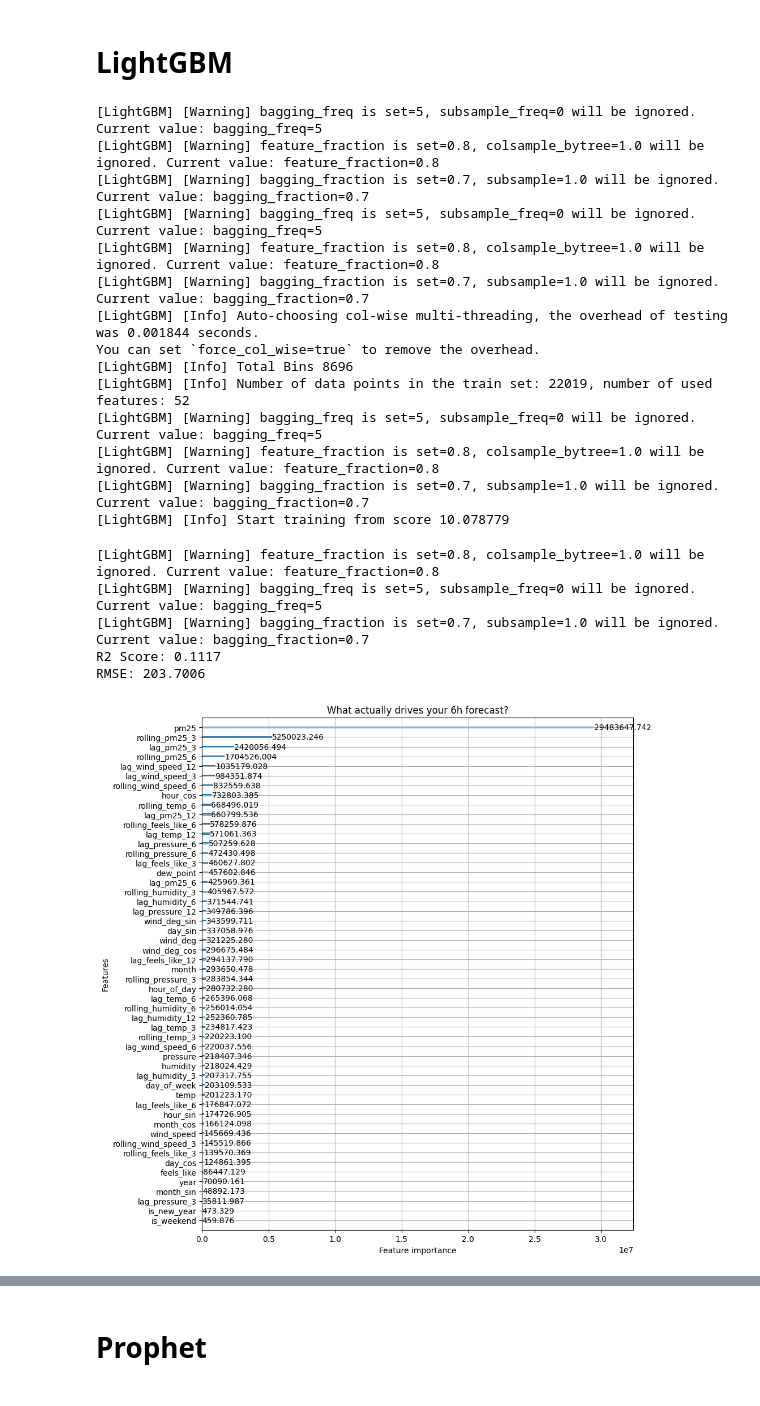
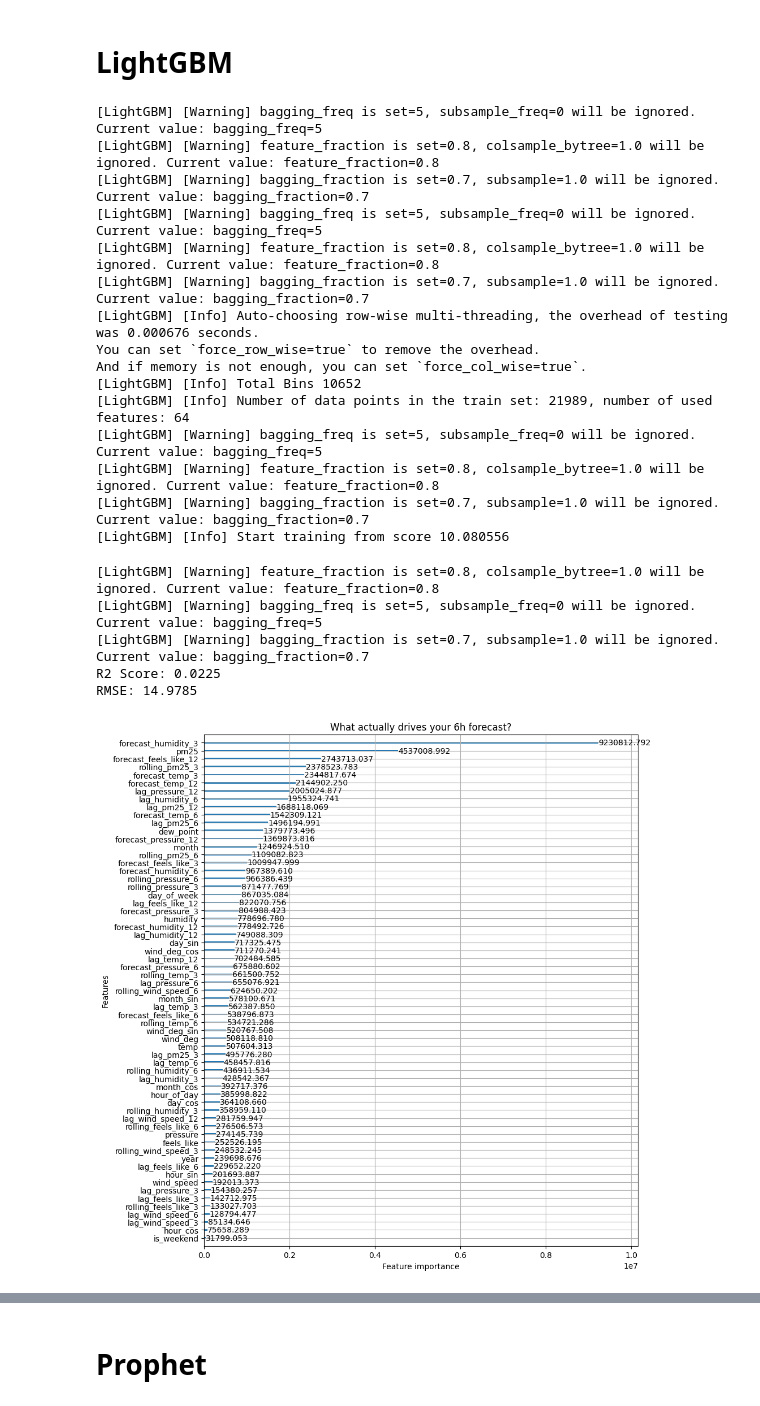
Before and after one commit to Lucamiras/air_quality_sensor, a Jupyter notebook: notebooks/model_building.ipynb, the cells around one changed output, grey strips where cells are left out. Saved outputs shown, nothing was run; the diff lists cells and outputs as text; code cells hidden in the pictures.

Commit message:
Update: Model building includes weather forecasts for 3, 6, 12 and 24 hours

```diff
--- a/notebooks/model_building.ipynb
+++ b/notebooks/model_building.ipynb
@@ -75,7 +76,7 @@ Index(['pm25', 'timestamp', 'temp', 'feels_like', 'pressure', 'humidity',
 # %%
 target = 'pm25'
 targets = ["pm25", "temp", "feels_like", "pressure", "humidity", "wind_speed"]
-lag_periods = [3, 6, 12]
+lag_periods = [3, 6, 12, 24]
 rolling_window = [3, 6]
 # %%
 for targ in targets:
@@ -87,3 +88,10 @@ for targ in targets:
 
 df['wind_deg_sin'] = np.sin(2 * np.pi * df['wind_deg'] / 360)
 df['wind_deg_cos'] = np.cos(2 * np.pi * df['wind_deg'] / 360)
+# %%
+forecast_features = ['temp', 'feels_like', 'pressure', 'humidity']
+forecast_periods = [3, 6, 12, 24]
+
+for forecast_feature in forecast_features:
+    for period in forecast_periods:
+        df[f'forecast_{forecast_feature}_{str(period)}'] = df[forecast_feature].shift(periods=-1*period)
@@ -122,8 +181,33 @@ plt.show()
+# %%
+X_COLS = [
+    'pm25', 'temp', 'feels_like', 'pressure', 'humidity',
+       'dew_point', 'wind_speed', 'wind_deg', 'year', 'month', 'day_of_week',
+       'hour_of_day', 'is_weekend', 'hour_sin', 'hour_cos', 'month_sin',
+       'month_cos', 'day_sin', 'day_cos', 'is_new_year', 'rolling_pm25_3',
+       'rolling_pm25_6', 'lag_pm25_3', 'lag_pm25_6', 'lag_pm25_12',
+       'rolling_temp_3', 'rolling_temp_6', 'lag_temp_3', 'lag_temp_6',
+       'lag_temp_12', 'rolling_feels_like_3', 'rolling_feels_like_6',
+       'lag_feels_like_3', 'lag_feels_like_6', 'lag_feels_like_12',
+       'rolling_pressure_3', 'rolling_pressure_6', 'lag_pressure_3',
+       'lag_pressure_6', 'lag_pressure_12', 'rolling_humidity_3',
+       'rolling_humidity_6', 'lag_humidity_3', 'lag_humidity_6',
+       'lag_humidity_12', 'rolling_wind_speed_3', 'rolling_wind_speed_6',
+       'lag_wind_speed_3', 'lag_wind_speed_6', 'lag_wind_speed_12',
+       'wind_deg_sin', 'wind_deg_cos', 'forecast_temp_3', 'forecast_temp_6',
+       'forecast_temp_12', 'forecast_feels_like_3', 'forecast_feels_like_6',
+       'forecast_feels_like_12', 'forecast_pressure_3', 'forecast_pressure_6',
+       'forecast_pressure_12', 'forecast_humidity_3', 'forecast_humidity_6',
+       'forecast_humidity_12',
+]
+
+Y_COL = [
+    "target"
+]
 # %%
-X_train = train_df.drop(['timestamp', 'target'], axis=1)
+X_train = train_df.loc[:, X_COLS]
 y_train = train_df.loc[:, 'target']
 
-X_test = test_df.drop(['timestamp', 'target'], axis=1)
+X_test = test_df.loc[:, X_COLS]
 y_test = test_df.loc[:, 'target']
 
 train_timestamp = train_df.loc[:, 'timestamp']
@@ -230,7 +319,6 @@ At the end of this experiment, we observe the following:
 # LightGBM
 # %%
 import lightgbm as lgb
-from sklearn.metrics import mean_squared_error, r2_score
 import matplotlib.pyplot as plt
 
 model = lgb.LGBMRegressor(
@@ -249,42 +337,43 @@ model.fit(
     X_train, y_train,
     eval_set=[(X_test, y_test)],
     eval_metric='l2',
     callbacks=[lgb.early_stopping(stopping_rounds=50)]
 )
 
 y_pred = model.predict(X_test)
 
 r2 = r2_score(y_test, y_pred)
-rmse = mean_squared_error(y_test, y_pred)
+rmse = root_mean_squared_error(y_test, y_pred)
 
 print(f"R2 Score: {r2:.4f}")
 print(f"RMSE: {rmse:.4f}")
 
 lgb.plot_importance(model, importance_type='gain', figsize=(10, 10))
 plt.title("What actually drives your 6h forecast?")
 plt.tight_layout()
 plt.show()
 # %% [output]
 [LightGBM] [Warning] bagging_freq is set=5, subsample_freq=0 will be ignored. Current value: bagging_freq=5
 [LightGBM] [Warning] feature_fraction is set=0.8, colsample_bytree=1.0 will be ignored. Current value: feature_fraction=0.8
 [LightGBM] [Warning] bagging_fraction is set=0.7, subsample=1.0 will be ignored. Current value: bagging_fraction=0.7
 [LightGBM] [Warning] bagging_freq is set=5, subsample_freq=0 will be ignored. Current value: bagging_freq=5
 [LightGBM] [Warning] feature_fraction is set=0.8, colsample_bytree=1.0 will be ignored. Current value: feature_fraction=0.8
 [LightGBM] [Warning] bagging_fraction is set=0.7, subsample=1.0 will be ignored. Current value: bagging_fraction=0.7
-[LightGBM] [Info] Auto-choosing col-wise multi-threading, the overhead of testing was 0.001844 seconds.
-You can set `force_col_wise=true` to remove the overhead.
-[LightGBM] [Info] Total Bins 8696
-[LightGBM] [Info] Number of data points in the train set: 22019, number of used features: 52
+[LightGBM] [Info] Auto-choosing row-wise multi-threading, the overhead of testing was 0.000676 seconds.
+You can set `force_row_wise=true` to remove the overhead.
+And if memory is not enough, you can set `force_col_wise=true`.
+[LightGBM] [Info] Total Bins 10652
+[LightGBM] [Info] Number of data points in the train set: 21989, number of used features: 64
 [LightGBM] [Warning] bagging_freq is set=5, subsample_freq=0 will be ignored. Current value: bagging_freq=5
 [LightGBM] [Warning] feature_fraction is set=0.8, colsample_bytree=1.0 will be ignored. Current value: feature_fraction=0.8
 [LightGBM] [Warning] bagging_fraction is set=0.7, subsample=1.0 will be ignored. Current value: bagging_fraction=0.7
-[LightGBM] [Info] Start training from score 10.078779
+[LightGBM] [Info] Start training from score 10.080556
 [LightGBM] [Warning] feature_fraction is set=0.8, colsample_bytree=1.0 will be ignored. Current value: feature_fraction=0.8
 [LightGBM] [Warning] bagging_freq is set=5, subsample_freq=0 will be ignored. Current value: bagging_freq=5
 [LightGBM] [Warning] bagging_fraction is set=0.7, subsample=1.0 will be ignored. Current value: bagging_fraction=0.7
-R2 Score: 0.1117
-RMSE: 203.7006
+R2 Score: 0.0225
+RMSE: 14.9785
-[figure, old version]
+[figure, new version]
 # %%
 y_hat_df = pd.DataFrame(
     data={
```
Also changed, not shown: parts of 26 cells of this notebook, 1 other file.
